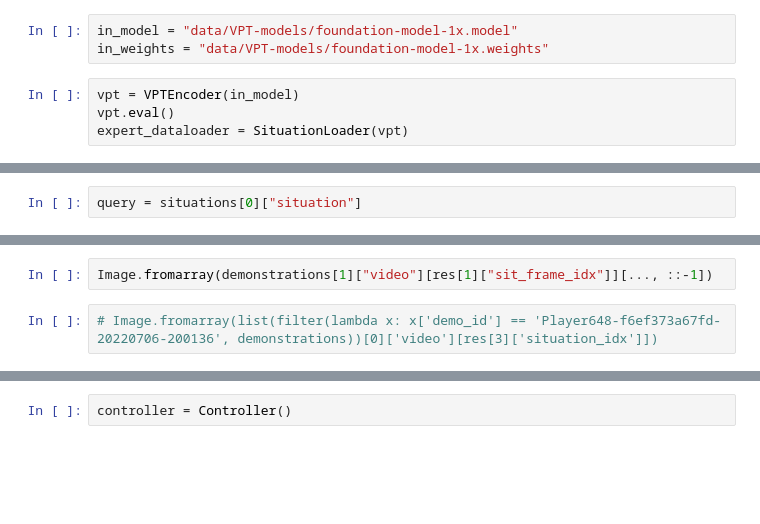
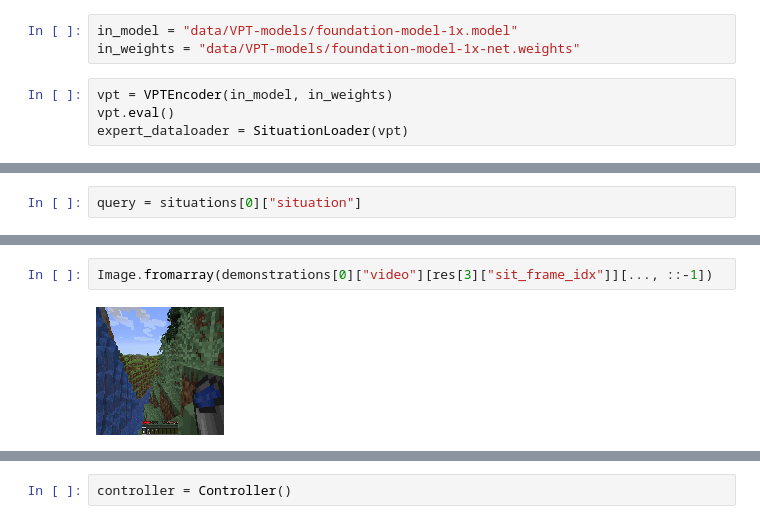
Before and after one commit to nerdimite/rebeca, a Jupyter notebook: rebeca/Scratchpad_Test.ipynb, the cells around one changed output, grey strips where cells are left out. Drawn from its saved outputs; the diff is of its cells as text; blank space fills up the shorter version.

```diff
--- a/rebeca/Scratchpad_Test.ipynb
+++ b/rebeca/Scratchpad_Test.ipynb
@@ -12,9 +12,9 @@ from openai_vpt.lib.actions import ActionTransformer
 from action_utils import ActionProcessor
 # %%
 in_model = "data/VPT-models/foundation-model-1x.model"
-in_weights = "data/VPT-models/foundation-model-1x.weights"
+in_weights = "data/VPT-models/foundation-model-1x-net.weights"
 # %%
-vpt = VPTEncoder(in_model)
+vpt = VPTEncoder(in_model, in_weights)
 vpt.eval()
 expert_dataloader = SituationLoader(vpt)
 # %%
@@ -47,4 +70,4 @@ Image.fromarray(demonstrations[0]["video"][res[0]["sit_frame_idx"]][..., ::-1])
 # %%
-Image.fromarray(demonstrations[1]["video"][res[1]["sit_frame_idx"]][..., ::-1])
+Image.fromarray(demonstrations[0]["video"][res[3]["sit_frame_idx"]][..., ::-1])
+# %% [output]
+[figure, added]
-# %%
-# Image.fromarray(list(filter(lambda x: x['demo_id'] == 'Player648-f6ef373a67fd-20220706-200136', demonstrations))[0]['video'][res[3]['situation_idx']])
```
Also changed, not shown: parts of 14 cells of this notebook, 3 other files.
